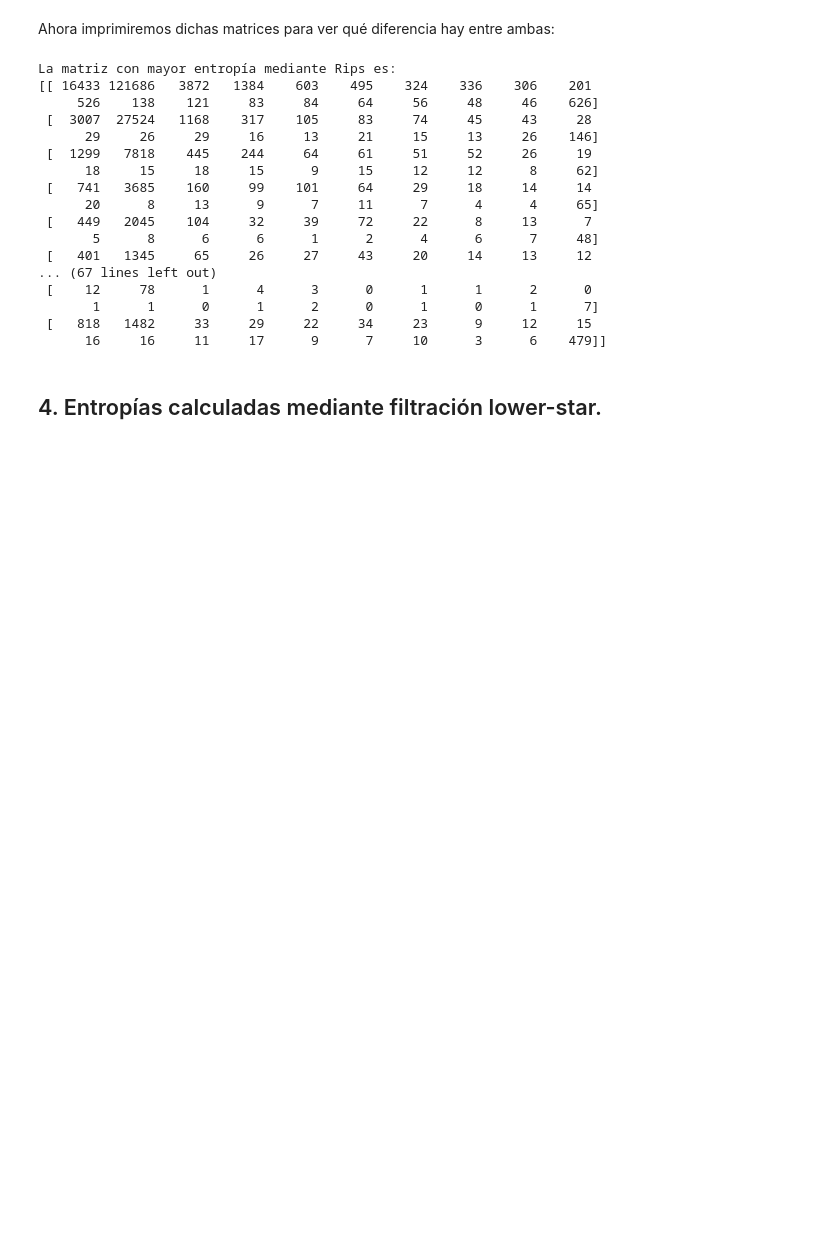
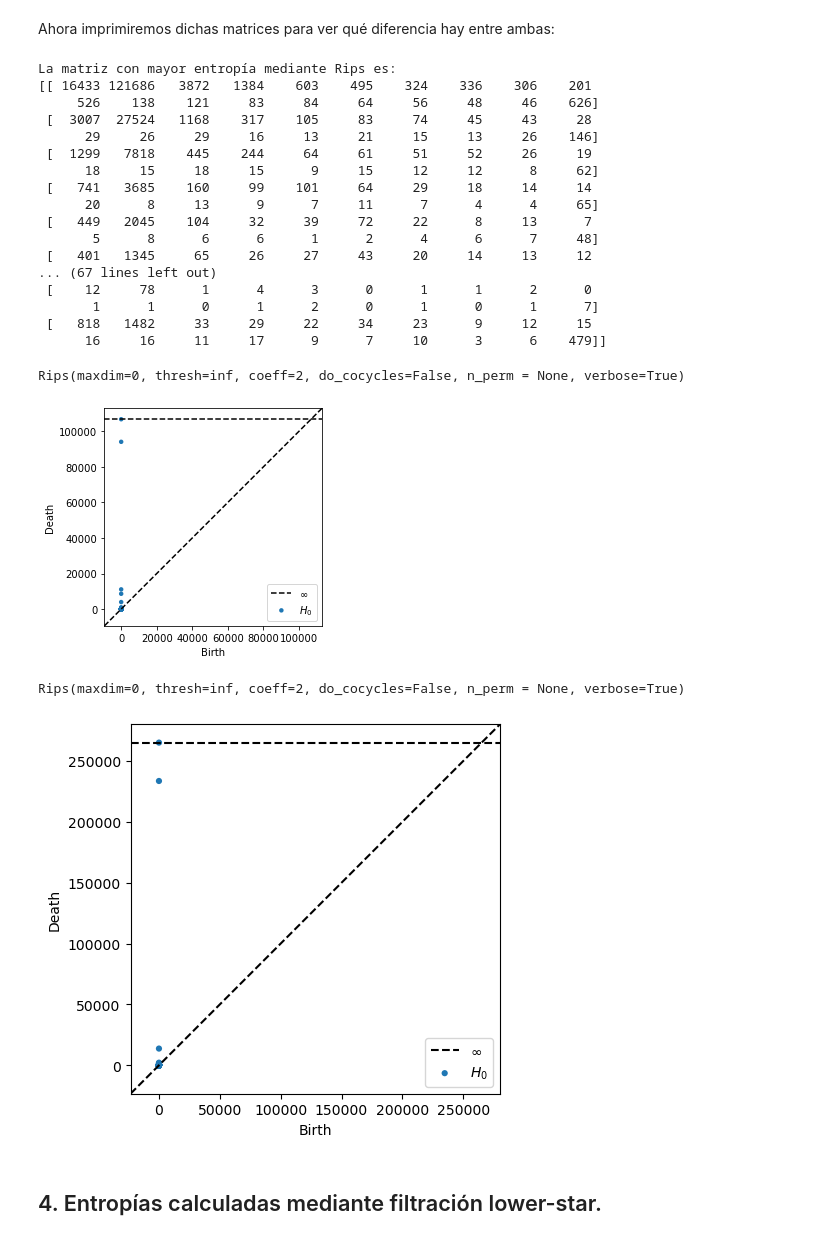
Before and after one commit to joavilalv/TFG_Joan_Villalonga_Alvaro, a Jupyter notebook: TFG_Joan_Villalonga_Alvaro.ipynb, the cells around one changed output. Drawn from its saved outputs; the diff is of its cells as text; code cells hidden in the pictures; blank space fills up the shorter version.

```diff
--- a/TFG_Joan_Villalonga_Alvaro.ipynb
+++ b/TFG_Joan_Villalonga_Alvaro.ipynb
@@ -232,6 +232,29 @@ La matriz con mayor entropía mediante Rips es:
        1      1      0      1      2      0      1      0      1      7]
  [   818   1482     33     29     22     34     23      9     12     15
       16     16     11     17      9      7     10      3      6    479]]
+# %%
+def plot_barcode(matriz):
+    ##Dimensión de la matriz cuadrada##
+    ind=20
+    ##Creamos un array vacío con las dimensiones que necesitamos##
+    data = np.zeros((ind*ind, 3))
+    ##Transformamos la matriz al formato que necesitamos para calcular la homología con Rips##
+    for i in range(ind):
+        for j in range(ind):
+            data[i*ind+j][0] = i
+            data[i*ind+j][1] = j
+            data[i*ind+j][2] = matriz[i][j]
+
+    rips = Rips(maxdim=0)
+    diagrams = rips.fit_transform(data)
+    plot_diagrams(diagrams, show=True)
+plot_barcode(matriz_maxima)
+plot_barcode(matriz_minima)
+# %% [output]
+Rips(maxdim=0, thresh=inf, coeff=2, do_cocycles=False, n_perm = None, verbose=True)
+[figure, added]
+Rips(maxdim=0, thresh=inf, coeff=2, do_cocycles=False, n_perm = None, verbose=True)
+[figure, added]
 # %% [markdown]
 <h2>4. Entropías calculadas mediante filtración lower-star.</h2>
 # %% [markdown]
```
Also changed, not shown: parts of 20 cells of this notebook.
